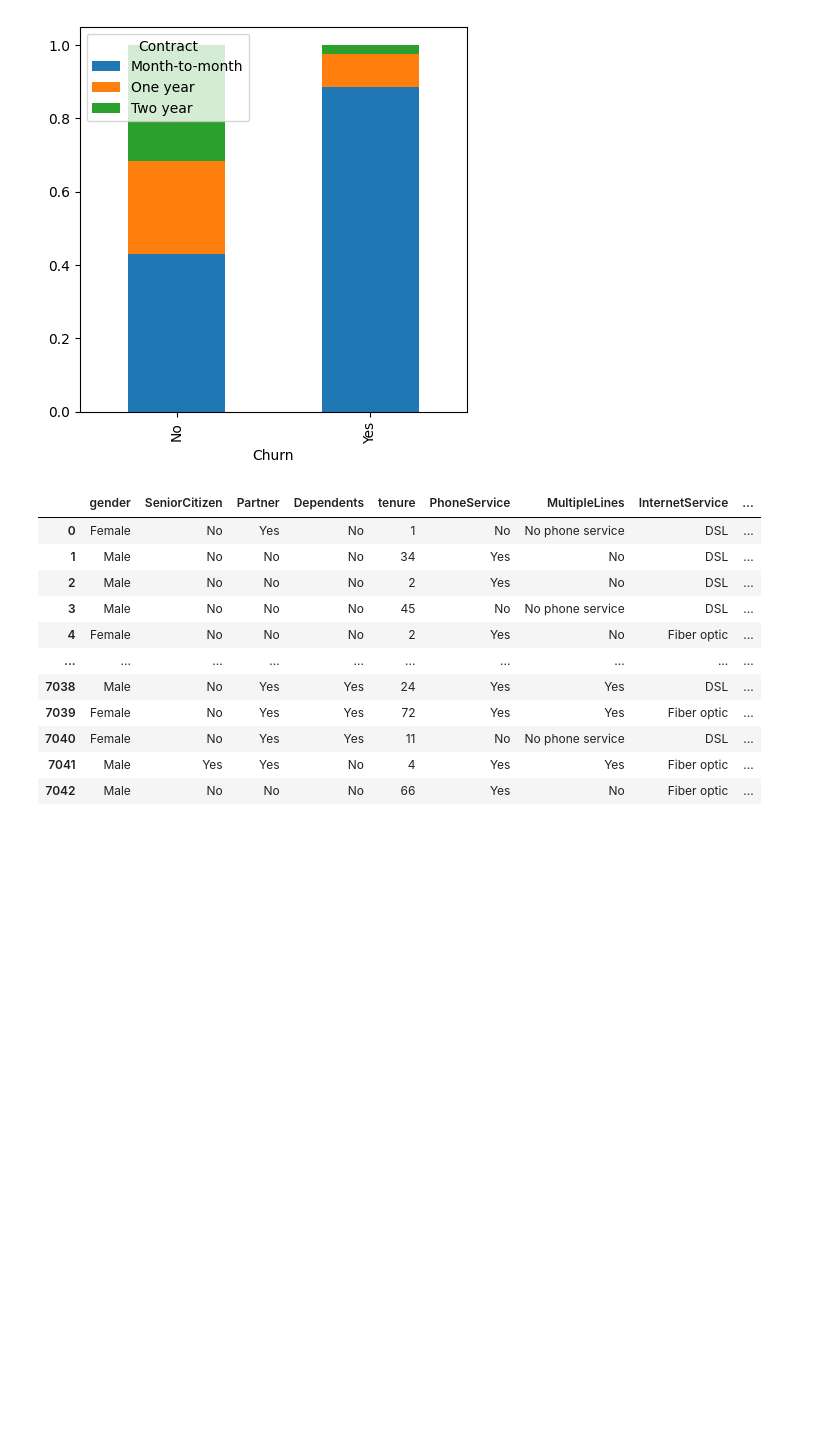
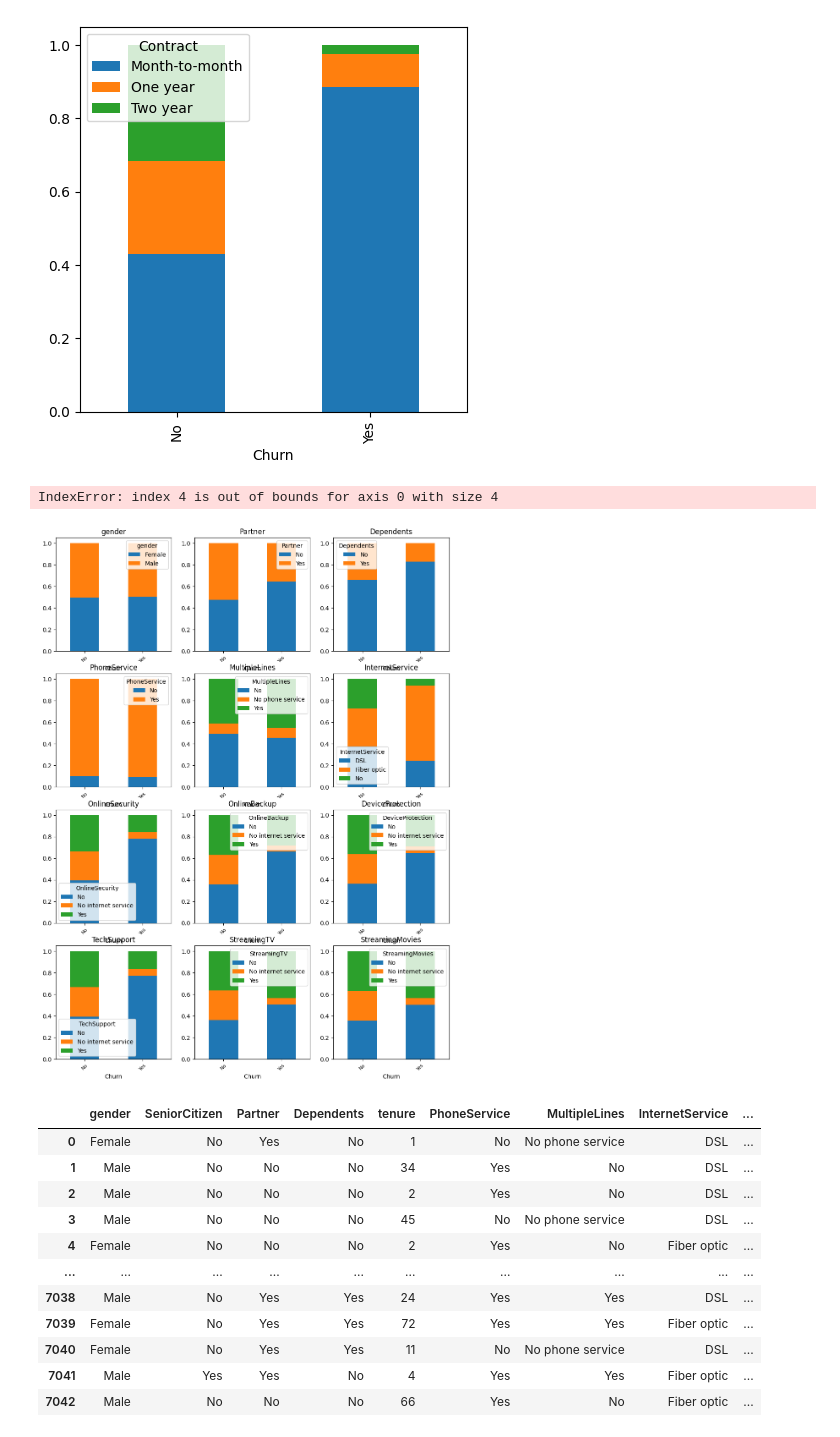
Before and after one commit to UIghodaro/vanilla-NN-Numpy-w-EDA, a Jupyter notebook: Exploratory Data Analysis/EDA.ipynb, the cells around one changed output. Drawn from its saved outputs; the diff is of its cells as text; code cells hidden in the pictures; blank space fills up the shorter version.

```diff
--- a/Exploratory Data Analysis/EDA.ipynb
+++ b/Exploratory Data Analysis/EDA.ipynb
@@ -439,6 +546,26 @@ check.plot(kind='bar', stacked='True',figsize=(5,5))
 # %% [output]
 <Axes: xlabel='Churn'>
 [figure]
+# %%
+rowN = 4
+colN = int(np.ceil(len(cat_cols))/rowN)
+fig, axes = plt.subplots(rowN, colN, figsize=(4*colN, 4*rowN), squeeze = False)
+
+for i, c in enumerate(cat_cols):
+    row = i // colN
+    col = i % colN
+    ct = pd.crosstab(df['Churn'], df[c], normalize='index')
+    ax = axes[row, col]                                             #Pass the point in the matrix to a variable in order to use subplots and crosstab
+
+    ct.plot(kind='bar', stacked=True, ax = ax)
+    ax.set_title(f'{c}')
+    ax.tick_params(axis='x', rotation=45, labelsize=8)
+
+plt.tight_layout()
+plt.show()
+# %% [output]
+IndexError: index 4 is out of bounds for axis 0 with size 4
+[figure, added]
 # %%
 df.dropna()
 # %% [output]
```
Also changed, not shown: parts of 35 cells of this notebook, 2 other files.
